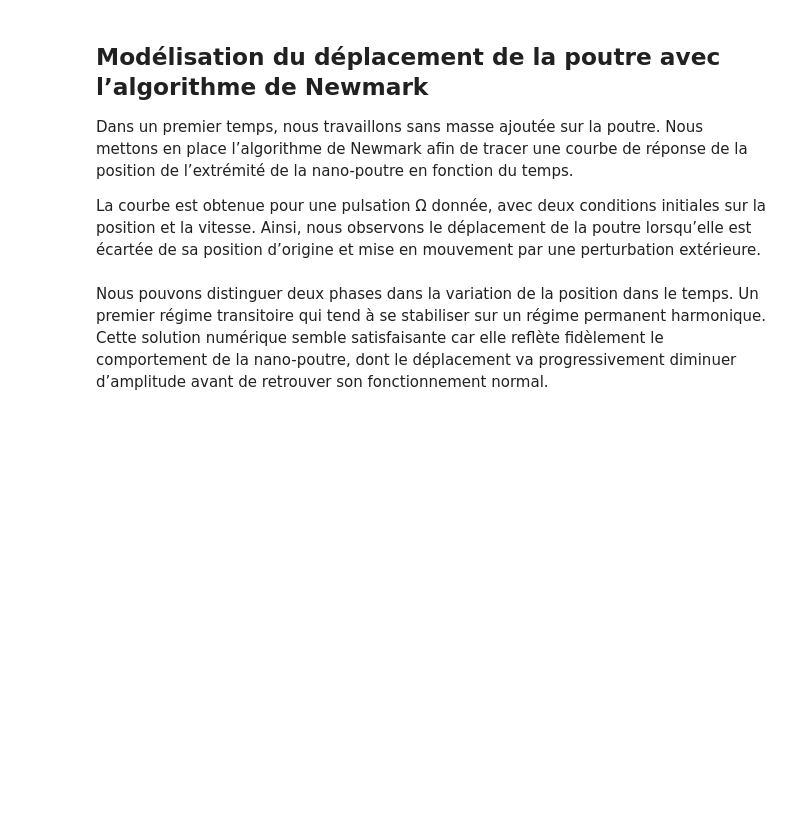
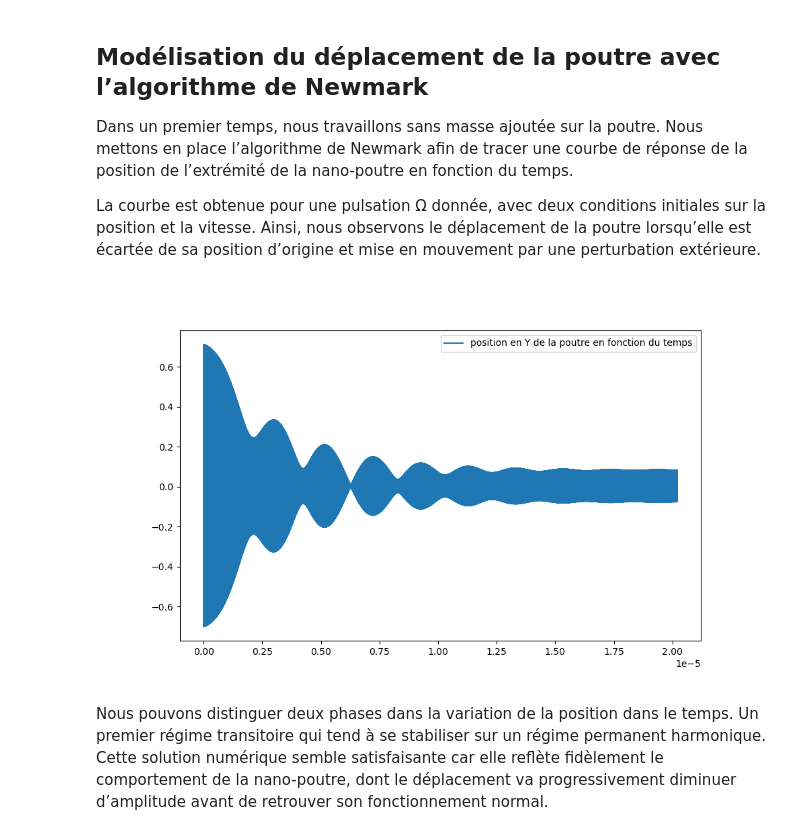
Before and after one commit to Marcsus26/P2i7-MEMS, a Jupyter notebook: jupyter-MEMS.ipynb, the cells around one changed output. Saved outputs shown, nothing was run; the diff lists cells and outputs as text; code cells hidden in the pictures; blank space fills up the shorter version.

Commit message:
modif newmark

```diff
--- a/jupyter-MEMS.ipynb
+++ b/jupyter-MEMS.ipynb
@@ -122,6 +121,25 @@ en fonction du temps.
 La courbe est obtenue pour une pulsation Ω donnée, avec deux conditions initiales sur la position et la
 vitesse. Ainsi, nous observons le déplacement de la poutre lorsqu’elle est écartée de sa position d’origine et
 mise en mouvement par une perturbation extérieure.
+# %%
+T, Vdc, Vac, omega0, M, C, K = nk.init_params()
+
+OMEGA = 0.99
+periode = 2 * np.pi / OMEGA  # Period of excitation and response
+nb_pts_per = 60             # Number of points per period for time integration
+dt = periode / nb_pts_per   # Time step size
+nb_per = 2000               # Number of periods for time integration
+t_tot = nb_per * periode    # Final time
+t_init = 0                  # Initial time
+NT = nb_per * nb_pts_per
+tt, Yt, dYt = nk.Newmark(0.5, 0.5, 0, dt,NT,omega0,T,Vdc,Vac,OMEGA,M,C,K)
+
+fig, ax = plt.subplots(figsize = (10,6))
+ax.plot(tt/omega0, Yt, label='position en Y de la poutre en fonction du temps')
+ax.legend()
+plt.show()
+# %% [output]
+[figure, added]
 # %% [markdown]
 Nous pouvons distinguer deux phases dans la variation de la position dans le temps. Un premier régime
 transitoire qui tend à se stabiliser sur un régime permanent harmonique.
```
Also changed, not shown: parts of 2 cells of this notebook, 1 other file.
